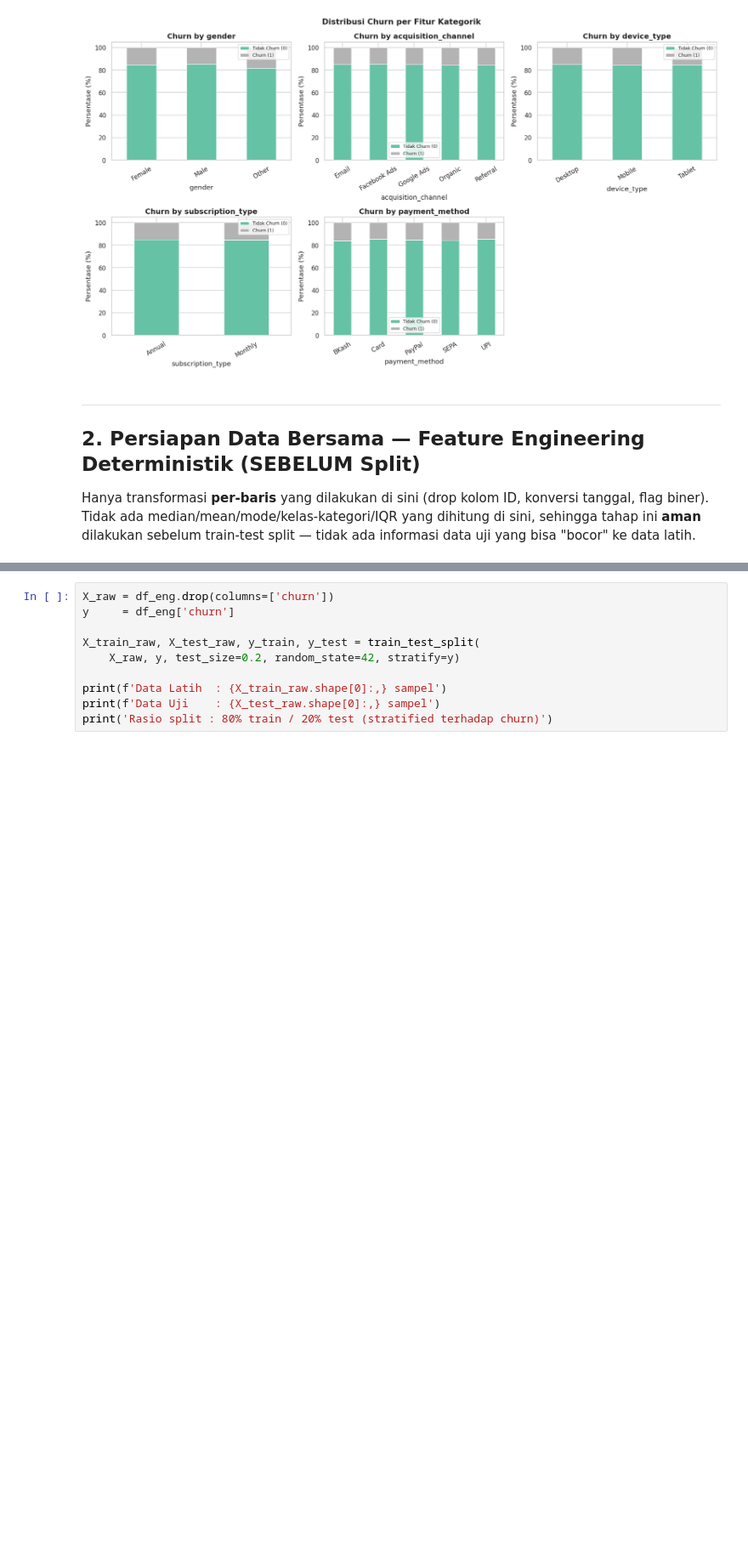
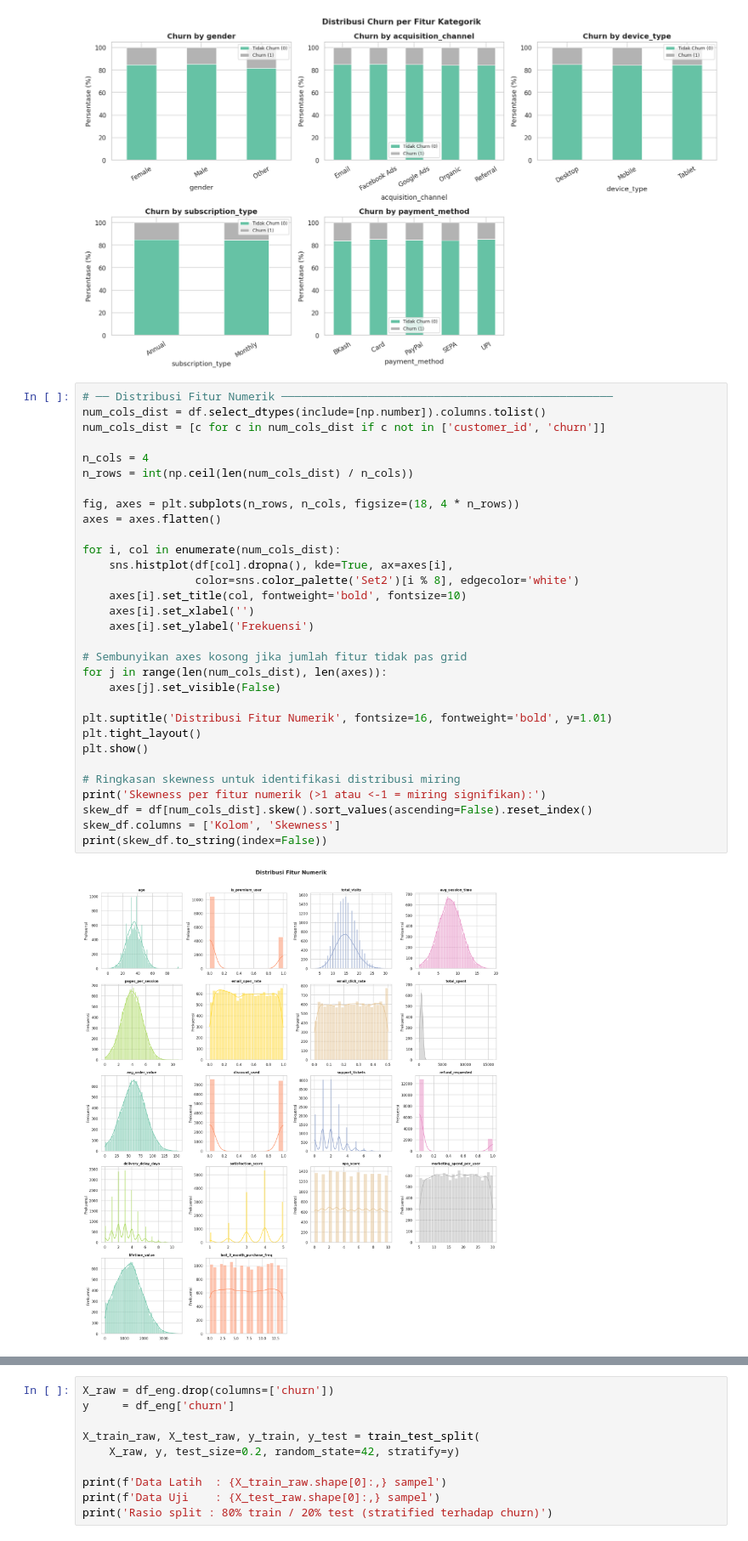
Before and after one commit to NK47GG/churn-prediction, a Jupyter notebook: UAS_Churn_Prediction_A11_2023_14862_Stefanus_Loveniko_Putra_Sinory.ipynb, the cells around one changed output, grey strips where cells are left out. Shown at 85% size. Drawn from its saved outputs; the diff is of its cells as text; blank space fills up the shorter version.

Commit message:
Add distribusi numerik

```diff
--- a/UAS_Churn_Prediction_A11_2023_14862_Stefanus_Loveniko_Putra_Sinory.ipynb
+++ b/UAS_Churn_Prediction_A11_2023_14862_Stefanus_Loveniko_Putra_Sinory.ipynb
@@ -240,10 +225,36 @@ plt.tight_layout()
 plt.show()
 # %% [output]
 [figure]
-# %% [markdown]
----
-## 2. Persiapan Data Bersama — Feature Engineering Deterministik (SEBELUM Split)
-
-Hanya transformasi **per-baris** yang dilakukan di sini (drop kolom ID, konversi tanggal, flag biner).
-Tidak ada median/mean/mode/kelas-kategori/IQR yang dihitung di sini, sehingga tahap ini **aman**
-dilakukan sebelum train-test split — tidak ada informasi data uji yang bisa "bocor" ke data latih.
+# %%
+# ── Distribusi Fitur Numerik ──────────────────────────────────────────────────
+num_cols_dist = df.select_dtypes(include=[np.number]).columns.tolist()
+num_cols_dist = [c for c in num_cols_dist if c not in ['customer_id', 'churn']]
+
+n_cols = 4
+n_rows = int(np.ceil(len(num_cols_dist) / n_cols))
+
+fig, axes = plt.subplots(n_rows, n_cols, figsize=(18, 4 * n_rows))
+axes = axes.flatten()
+
+for i, col in enumerate(num_cols_dist):
+    sns.histplot(df[col].dropna(), kde=True, ax=axes[i],
+                 color=sns.color_palette('Set2')[i % 8], edgecolor='white')
+    axes[i].set_title(col, fontweight='bold', fontsize=10)
+    axes[i].set_xlabel('')
+    axes[i].set_ylabel('Frekuensi')
+
+# Sembunyikan axes kosong jika jumlah fitur tidak pas grid
+for j in range(len(num_cols_dist), len(axes)):
+    axes[j].set_visible(False)
+
+plt.suptitle('Distribusi Fitur Numerik', fontsize=16, fontweight='bold', y=1.01)
+plt.tight_layout()
+plt.show()
+
+# Ringkasan skewness untuk identifikasi distribusi miring
+print('Skewness per fitur numerik (>1 atau <-1 = miring signifikan):')
+skew_df = df[num_cols_dist].skew().sort_values(ascending=False).reset_index()
+skew_df.columns = ['Kolom', 'Skewness']
+print(skew_df.to_string(index=False))
+# %% [output]
+[figure, added]
```
Also changed, not shown: parts of 22 cells of this notebook.
